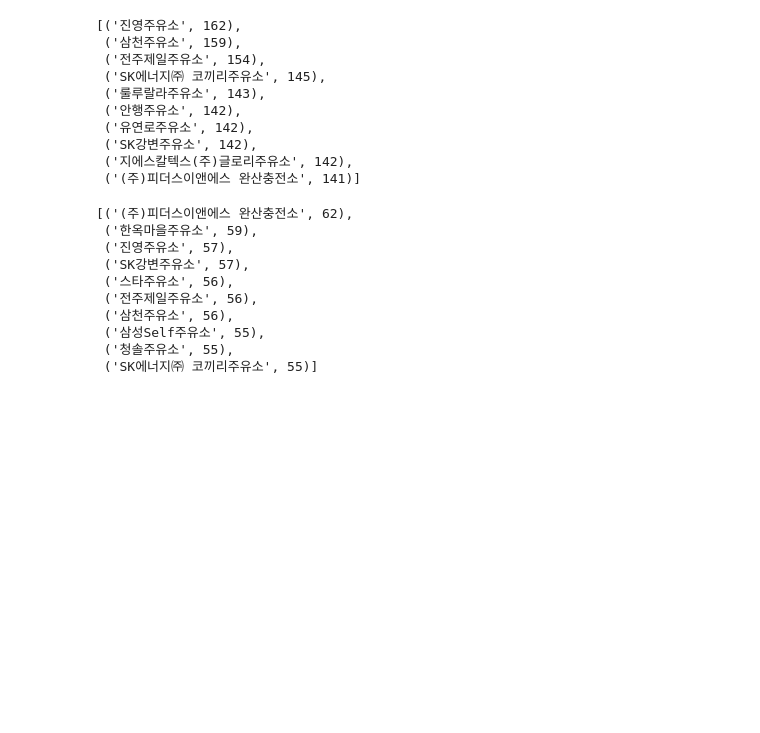
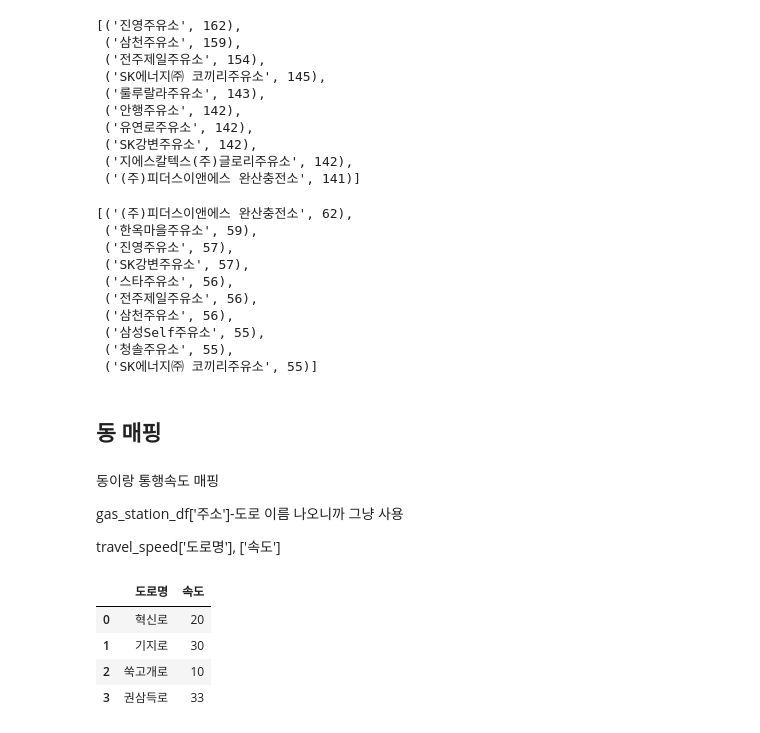
Before and after one commit to NayeonKeum/Jeonju_charging_station-, a Jupyter notebook: ing.ipynb, the cells around one changed output. Saved outputs shown, nothing was run; the diff lists cells and outputs as text; code cells hidden in the pictures; blank space fills up the shorter version.

```diff
--- a/ing.ipynb
+++ b/ing.ipynb
@@ -159,3 +159,21 @@ kinder_df.head(3)
  ('삼성Self주유소', 55),
  ('청솔주유소', 55),
  ('SK에너지㈜ 코끼리주유소', 55)]
+# %% [markdown]
+## 동 매핑
+# %% [markdown]
+동이랑 통행속도 매핑
+
+gas_station_df['주소']-도로 이름 나오니까 그냥 사용
+
+travel_speed['도로명'], ['속도']
+# %%
+# 그냥 대충 만든 거
+travel_speed=pd.DataFrame([['혁신로', 20],['기지로', 30],['쑥고개로', 10],['권삼득로', 33]], columns=['도로명','속도'])
+travel_speed
+# %% [output]
+|  | 도로명 | 속도 |
+| 0 | 혁신로 | 20 |
+| 1 | 기지로 | 30 |
+| 2 | 쑥고개로 | 10 |
+| 3 | 권삼득로 | 33 |
```
Also changed, not shown: parts of 2 cells of this notebook.
